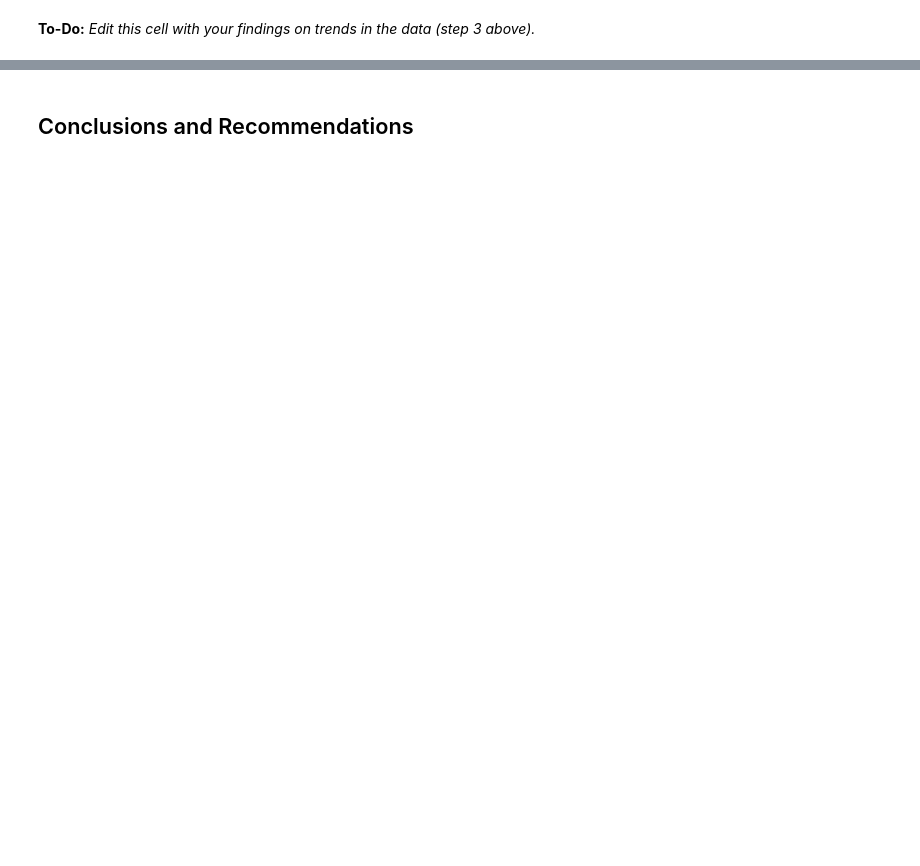
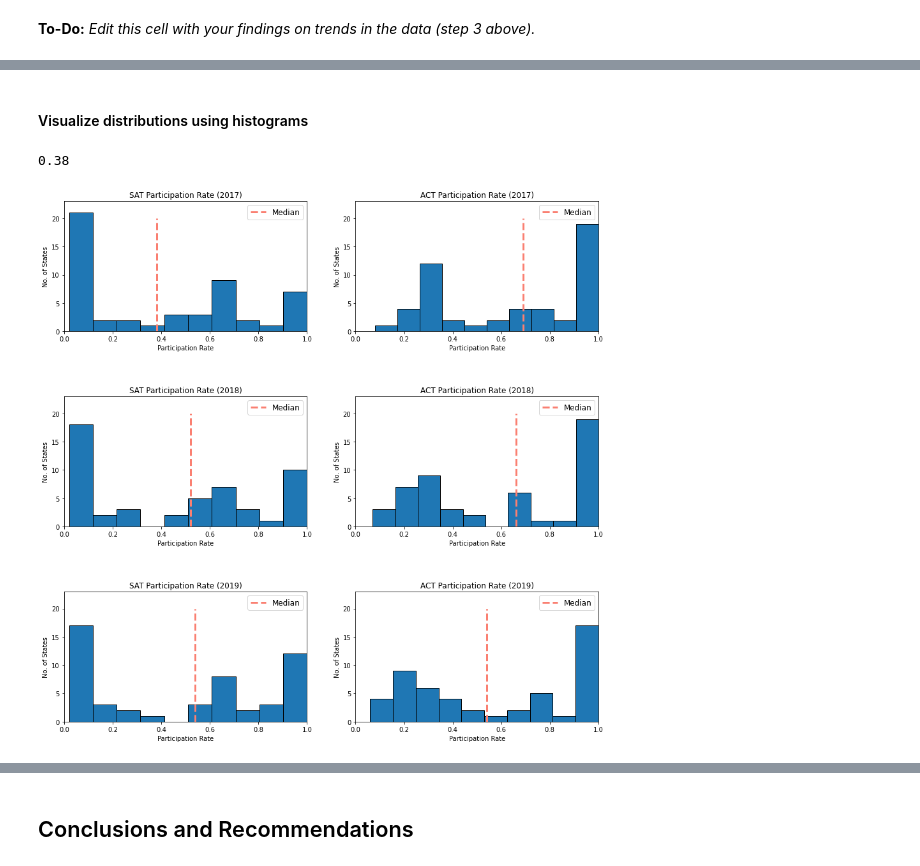
Before and after one commit to xiutingchiam/GA_Projects, a Jupyter notebook: project_1/code/starter-code.ipynb, the cells around one changed output, grey strips where cells are left out. Cells and saved outputs as stored; diff of their text form; code cells hidden in the pictures; blank space fills up the shorter version.

```diff
--- a/project_1/code/starter-code.ipynb
+++ b/project_1/code/starter-code.ipynb
@@ -227,0 +1405,46 @@ Here are some prompts to get you started with visualizations. Feel free to add a
+# %% [markdown]
+#### Visualize distributions using histograms
+# %%
+#Subplot histogram function
+def hist_subplot(df, p_list, title_list):
+    nrows = int(np.ceil(len(p_list)/2))
+    fig, ax = plt.subplots(nrows=nrows, ncols=2, figsize=(15,15)) #specify figsize
+    ax = ax.ravel() # Ravel turns a matrix into a vectorto make it easier to iterate
+    plt.subplots_adjust(hspace = 0.5) #sets height space between charts
+    for i, column in enumerate(p_list): # Gives an index value to get into all our lists
+        ax[i].hist(df[column], bins = 10, edgecolor = 'k') # plot histogram subplots with bins = 10
+        ax[i].vlines(x = np.median(combined_df[p_list[i]]), ymin = 0, ymax = 20,
+                     linestyle = 'dashed', color = 'salmon', linewidth = 3, label = 'Median')
+        ax[i].legend(loc = 'upper right', fontsize = 12) # Set legend fpr each subplot
+        ax[i].axis([0, 1, 0, 23]) # Set x-axis and y-axis values
+        ax[i].set_title(title_list[i]) # Set titles for each subplot
+        ax[i].set_xlabel('Participation Rate') # Set xlabels for each subplot
+        ax[i].set_ylabel('No. of States') # Set xlabels for each subplot
+# %%
+combined_df['Participation_sat17'].median()
+# %% [output]
+0.38
+# %%
+#Partipation rate of SAT and ACT from 2017 to 2019
+p_list = ['Participation_sat17',
+          'Participation_act17',
+          'Participation_sat18',
+          'Participation_act18',
+          'Participation_sat19',
+          'Participation_act19']
+
+title_list = ['SAT Participation Rate (2017)',
+              'ACT Participation Rate (2017)',
+              'SAT Participation Rate (2018)',
+              'ACT Participation Rate (2018)',
+              'SAT Participation Rate (2019)',
+              'ACT Participation Rate (2019)']
+
+
+hist_subplot(combined_df,
+             p_list,
+             title_list)
+
+plt.savefig('../charts/Histogram.jpg')
+# %% [output]
+[figure, added]
```
Also changed, not shown: parts of 165 cells of this notebook, 8 other files.
